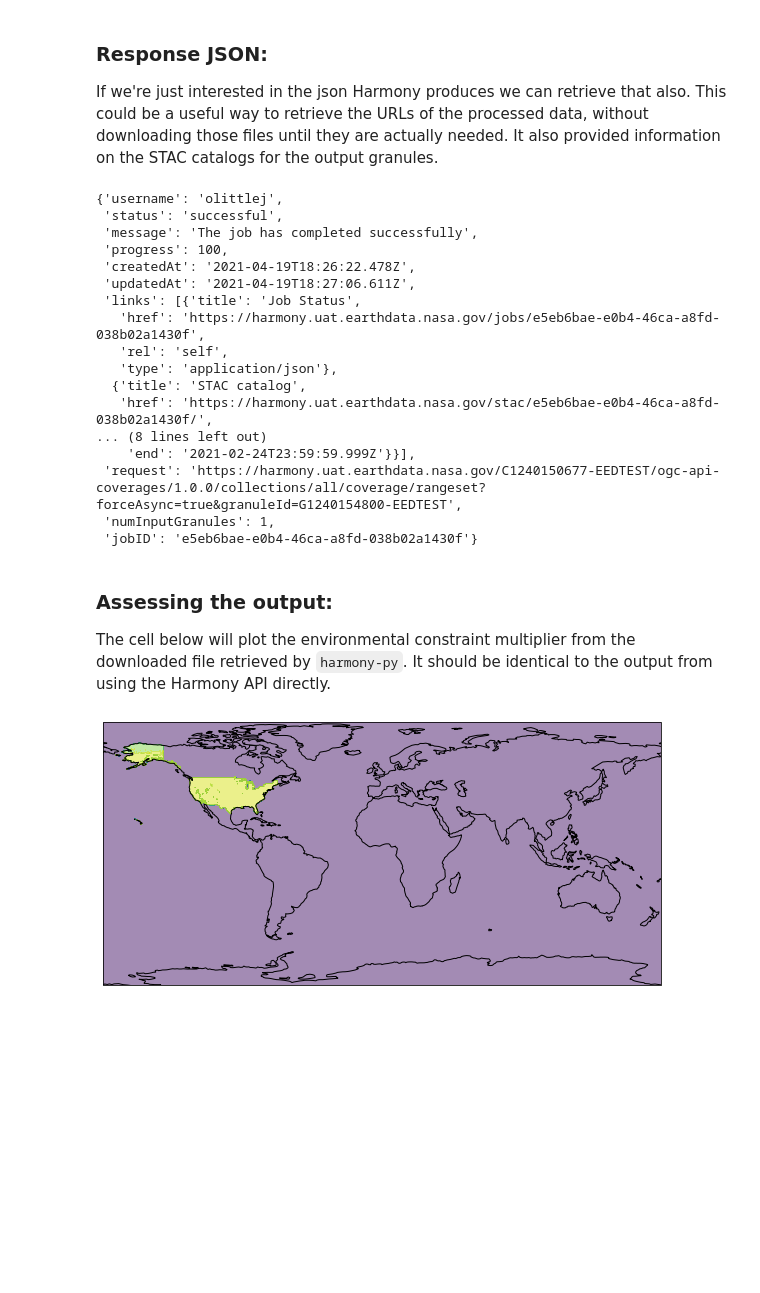
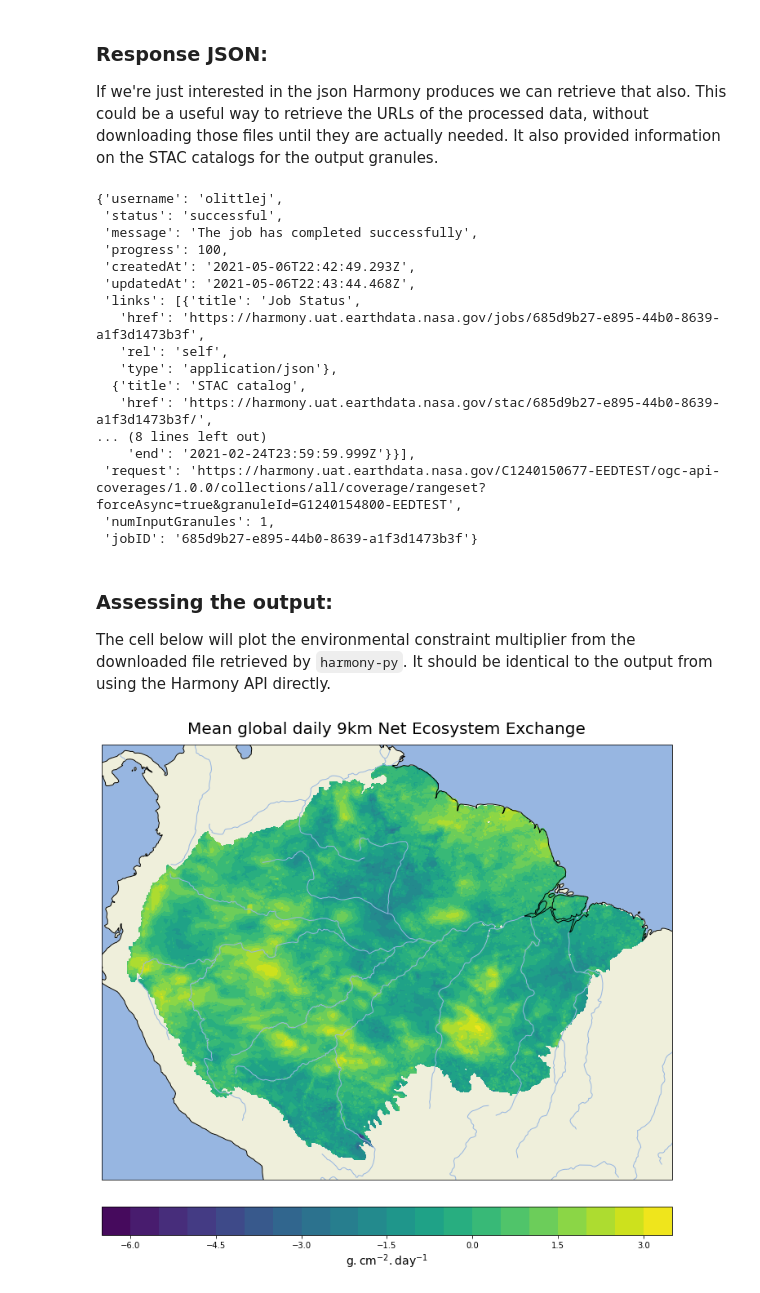
Before and after one commit to nasa/harmony-maskfill, a Jupyter notebook: doc/HarmonyMaskFill.ipynb, the cells around one changed output. Cells and saved outputs as stored; diff of their text form; code cells hidden in the pictures; blank space fills up the shorter version.

```diff
--- a/doc/HarmonyMaskFill.ipynb
+++ b/doc/HarmonyMaskFill.ipynb
@@ -259,7 +292,7 @@ This class will handle the communication with the Harmony API, including authent
 
 An instance of the `Request` object can be used to make requests to the Harmony API via the a harmony `Client` instance. To create a `Request` object, the collection must be specified. Additional arguments can be included. For example the concept IDs of granules or variables to be processed. Omitting granule IDs will result in Harmony trying to process all granules in a collection. Similarly, not specifying variables is the equivalent of requesting all variables in each granule.
 # %%
-from harmony import BBox, Client, Collection, Request, Environment
+from harmony import Client, Collection, Request, Environment
 
 
 # Define the collection and granule concept IDs:
@@ -270,13 +303,13 @@ granule_id = 'G1240154800-EEDTEST'
 harmony_client = Client(env=Environment.UAT)
 
 # Specify the path to the locally saved GeoJSON shape file:
-shapefile = 'USA.geojson'
+shapefile = 'amazon_basin.geo.json'
 
 # Create a collection instance, using the concept ID:
 collection = Collection(id=collection_id)
 
 # Construct a request, ready to send to the Harmony API:
-request = Request(collection=collection, granule_id=[granule_id], shape='USA.geojson')
+request = Request(collection=collection, granule_id=[granule_id], shape='amazon_basin.geo.json')
 
 # Ensure the request is valid:
 print(f'Request is valid: {request.is_valid()}')
@@ -321,19 +354,19 @@ harmony_client.result_json(job_id)
  'status': 'successful',
  'message': 'The job has completed successfully',
  'progress': 100,
- 'createdAt': '2021-04-19T18:26:22.478Z',
- 'updatedAt': '2021-04-19T18:27:06.611Z',
+ 'createdAt': '2021-05-06T22:42:49.293Z',
+ 'updatedAt': '2021-05-06T22:43:44.468Z',
  'links': [{'title': 'Job Status',
-   'href': 'https://harmony.uat.earthdata.nasa.gov/jobs/e5eb6bae-e0b4-46ca-a8fd-038b02a1430f',
+   'href': 'https://harmony.uat.earthdata.nasa.gov/jobs/685d9b27-e895-44b0-8639-a1f3d1473b3f',
    'rel': 'self',
    'type': 'application/json'},
   {'title': 'STAC catalog',
-   'href': 'https://harmony.uat.earthdata.nasa.gov/stac/e5eb6bae-e0b4-46ca-a8fd-038b02a1430f/',
+   'href': 'https://harmony.uat.earthdata.nasa.gov/stac/685d9b27-e895-44b0-8639-a1f3d1473b3f/',
 ... (8 lines left out)
     'end': '2021-02-24T23:59:59.999Z'}}],
  'request': 'https://harmony.uat.earthdata.nasa.gov/C1240150677-EEDTEST/ogc-api-coverages/1.0.0/collections/all/coverage/rangeset?forceAsync=true&granuleId=G1240154800-EEDTEST',
  'numInputGranules': 1,
- 'jobID': 'e5eb6bae-e0b4-46ca-a8fd-038b02a1430f'}
+ 'jobID': '685d9b27-e895-44b0-8639-a1f3d1473b3f'}
 # %% [markdown]
 ### Assessing the output:
 
@@ -341,11 +374,13 @@ The cell below will plot the environmental constraint multiplier from the downlo
 # %%
 from h5py import File as H5File
 
 
 # Open the first output file:
 harmony_py_data = H5File(downloaded_files[0], 'r')
 
-# Plot the masked environmental constraint multiplier:
-plot_variable(harmony_py_data['/EC/emult_mean'], harmony_py_data['/GEO/longitude'], harmony_py_data['/GEO/latitude'])
+# Plot the mean global net ecosystem exchange:
+plot_variable(harmony_py_data['/NEE/nee_mean'], harmony_py_data['/GEO/longitude'], harmony_py_data['/GEO/latitude'],
+              fill_value=-9999.0, title='Mean global daily 9km Net Ecosystem Exchange',
+              colourbar_units=r'$\mathregular{g.cm^{-2}.day^{-1}}$')
 # %% [output]
-[figure, old version]
+[figure, new version]
```
Also changed, not shown: parts of 22 cells of this notebook, 3 other files.
